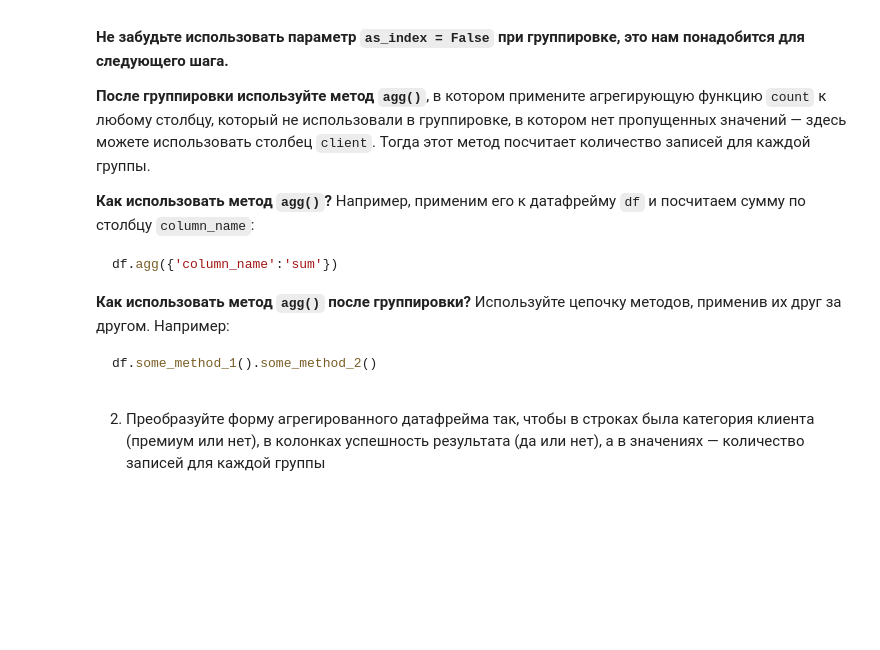
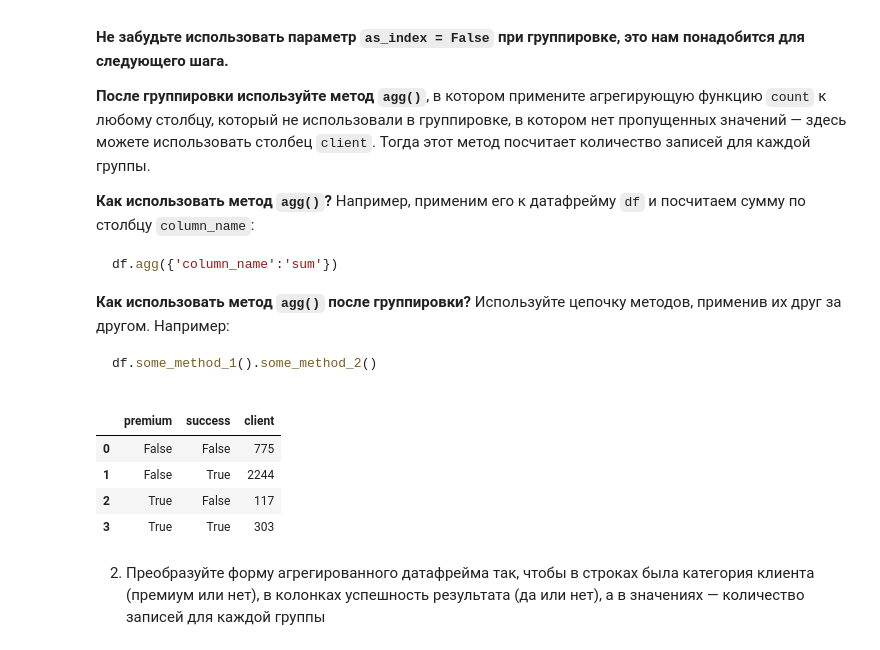
Before and after one commit to mergenva/karpov, a Jupyter notebook: Lesson_2_pandas/3_task/3_advanced_calculations_and_visualization_Homework.ipynb, the cells around one changed output. Cells and saved outputs as stored; diff of their text form; code cells hidden in the pictures; folded sections open; blank space fills up the shorter version.

```diff
--- a/Lesson_2_pandas/3_task/3_advanced_calculations_and_visualization_Homework.ipynb
+++ b/Lesson_2_pandas/3_task/3_advanced_calculations_and_visualization_Homework.ipynb
@@ -670,3 +662,5 @@ Name: count, dtype: int64
+# %%
+merged_user_data_logs = user_data.merge(logs, on='client', how='inner')
 # %% [markdown]
 2. Импортируйте модуль `pyplot` из библиотеки `matplotlib` с общепринятым алиасом `plt`
 # %% [markdown]
@@ -772,3 +764,16 @@ df.some_method_1().some_method_2()
+# %%
+# Ваш код здесь
+
+df3 = merged_user_data_logs.groupby(['premium', 'success'], as_index = False) \
+    .agg({'client': 'count'})
+# %%
+df3
+# %% [output]
+|  | premium | success | client |
+| 0 | False | False | 775 |
+| 1 | False | True | 2244 |
+| 2 | True | False | 117 |
+| 3 | True | True | 303 |
 # %% [markdown]
 2. Преобразуйте форму агрегированного датафрейма так, чтобы в строках была категория клиента (премиум или нет), в колонках успешность результата (да или нет), а в значениях — количество записей для каждой группы
 # %% [markdown]
```
Also changed, not shown: parts of 6 cells of this notebook.
